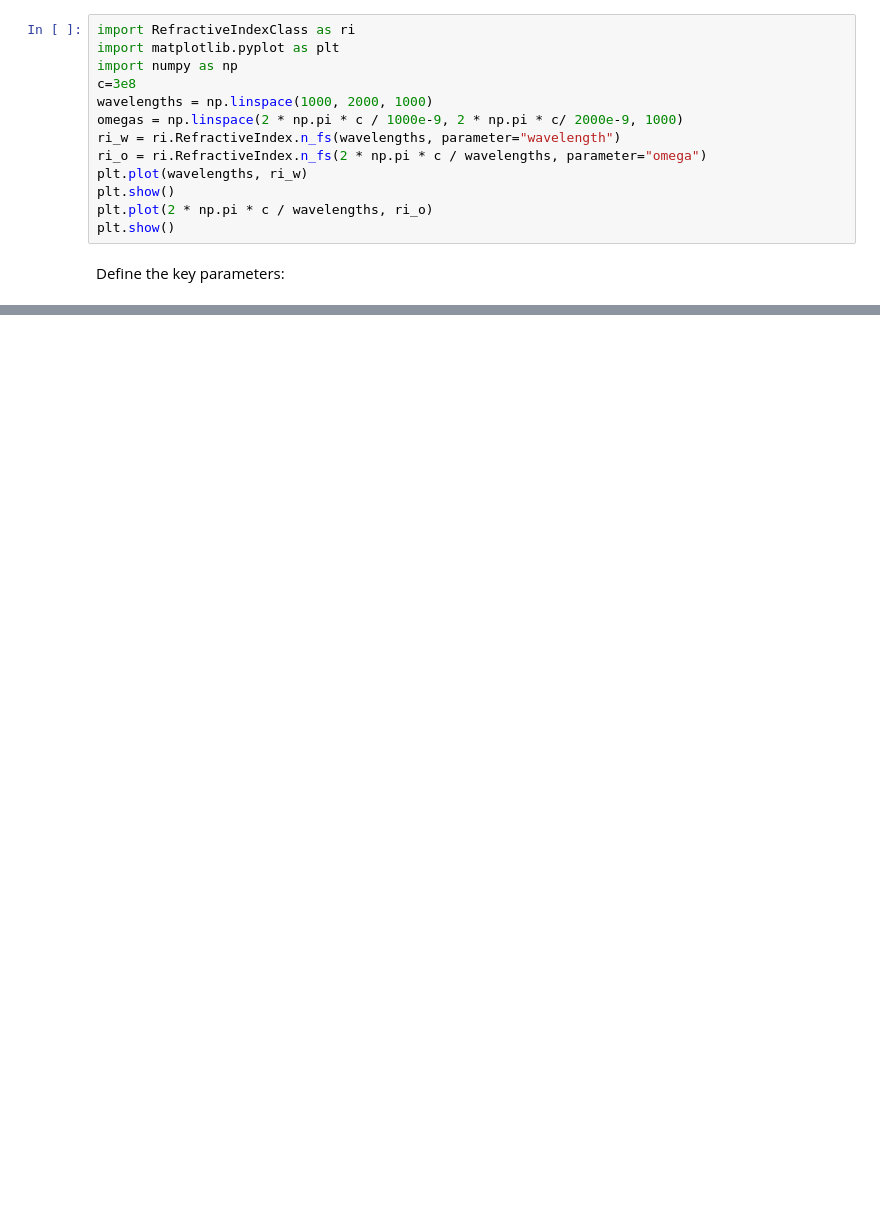
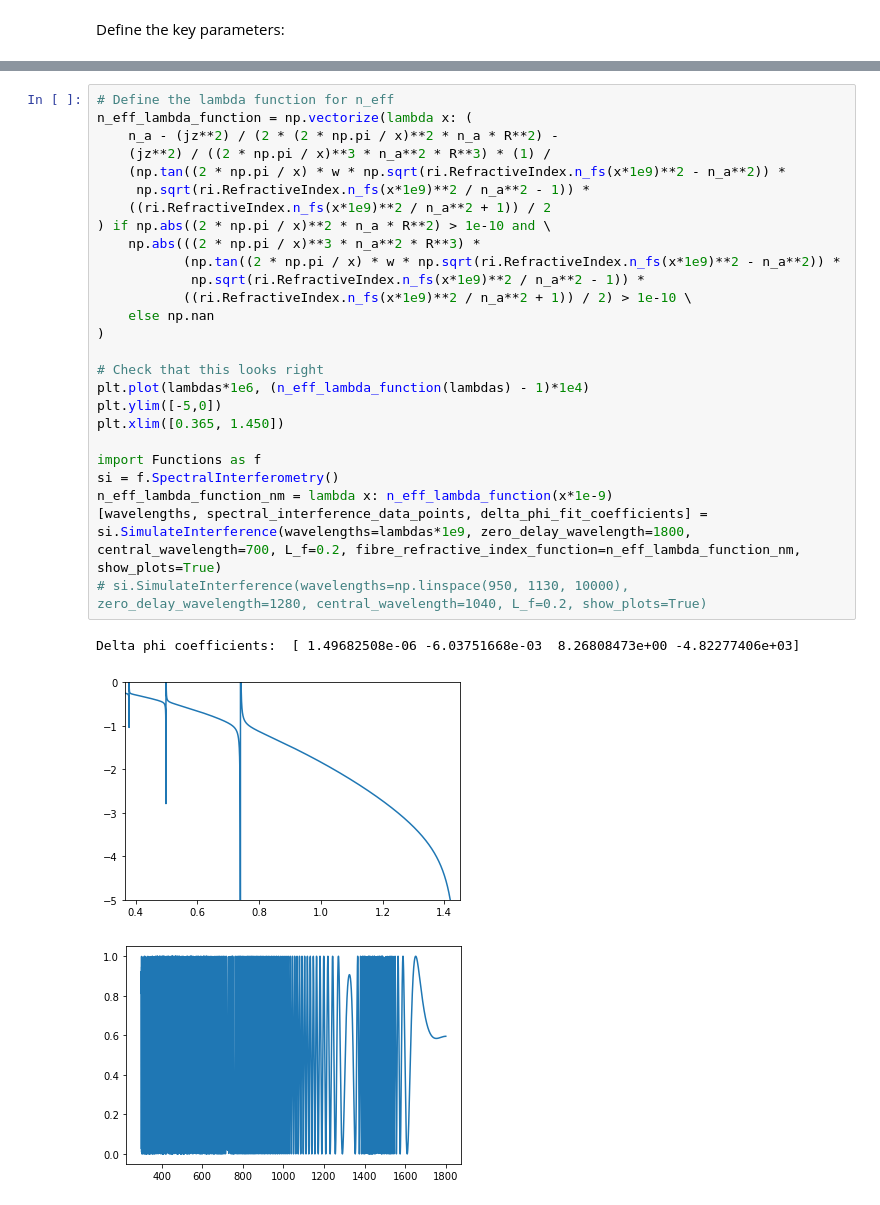
Before and after one commit to jmorse2020/Physics-FYP, a Jupyter notebook: modelling-leaky-mode-hcf-dispersion.ipynb, the cells around one changed output, grey strips where cells are left out. Drawn from its saved outputs; the diff is of its cells as text; blank space fills up the shorter version.

```diff
--- a/modelling-leaky-mode-hcf-dispersion.ipynb
+++ b/modelling-leaky-mode-hcf-dispersion.ipynb
@@ -25,18 +27,5 @@ def find_bessel_zero(m, n):
 
     # Return the nth zero
     return zeros[n]
-# %%
-import RefractiveIndexClass as ri
-import matplotlib.pyplot as plt
-import numpy as np
-c=3e8
-wavelengths = np.linspace(1000, 2000, 1000)
-omegas = np.linspace(2 * np.pi * c / 1000e-9, 2 * np.pi * c/ 2000e-9, 1000)
-ri_w = ri.RefractiveIndex.n_fs(wavelengths, parameter="wavelength")
-ri_o = ri.RefractiveIndex.n_fs(2 * np.pi * c / wavelengths, parameter="omega")
-plt.plot(wavelengths, ri_w)
-plt.show()
-plt.plot(2 * np.pi * c / wavelengths, ri_o)
-plt.show()
 # %% [markdown]
 Define the key parameters:
@@ -78,0 +94,30 @@ wavelength
+# %%
+# Define the lambda function for n_eff
+n_eff_lambda_function = np.vectorize(lambda x: (
+    n_a - (jz**2) / (2 * (2 * np.pi / x)**2 * n_a * R**2) -
+    (jz**2) / ((2 * np.pi / x)**3 * n_a**2 * R**3) * (1) /
+    (np.tan((2 * np.pi / x) * w * np.sqrt(ri.RefractiveIndex.n_fs(x*1e9)**2 - n_a**2)) *
+     np.sqrt(ri.RefractiveIndex.n_fs(x*1e9)**2 / n_a**2 - 1)) *
+    ((ri.RefractiveIndex.n_fs(x*1e9)**2 / n_a**2 + 1)) / 2
+) if np.abs((2 * np.pi / x)**2 * n_a * R**2) > 1e-10 and \
+    np.abs(((2 * np.pi / x)**3 * n_a**2 * R**3) *
+           (np.tan((2 * np.pi / x) * w * np.sqrt(ri.RefractiveIndex.n_fs(x*1e9)**2 - n_a**2)) *
+            np.sqrt(ri.RefractiveIndex.n_fs(x*1e9)**2 / n_a**2 - 1)) *
+           ((ri.RefractiveIndex.n_fs(x*1e9)**2 / n_a**2 + 1)) / 2) > 1e-10 \
+    else np.nan
+)
+
+# Check that this looks right
+plt.plot(lambdas*1e6, (n_eff_lambda_function(lambdas) - 1)*1e4)
+plt.ylim([-5,0])
+plt.xlim([0.365, 1.450])
+
+import Functions as f
+si = f.SpectralInterferometry()
+n_eff_lambda_function_nm = lambda x: n_eff_lambda_function(x*1e-9)
+[wavelengths, spectral_interference_data_points, delta_phi_fit_coefficients] = si.SimulateInterference(wavelengths=lambdas*1e9, zero_delay_wavelength=1800, central_wavelength=700, L_f=0.2, fibre_refractive_index_function=n_eff_lambda_function_nm, show_plots=True)
+# si.SimulateInterference(wavelengths=np.linspace(950, 1130, 10000), zero_delay_wavelength=1280, central_wavelength=1040, L_f=0.2, show_plots=True)
+# %% [output]
+Delta phi coefficients:  [ 1.49682508e-06 -6.03751668e-03  8.26808473e+00 -4.82277406e+03]
+[figure, added]
+[figure, added]
```
Also changed, not shown: parts of 9 cells of this notebook, 28 other files.
